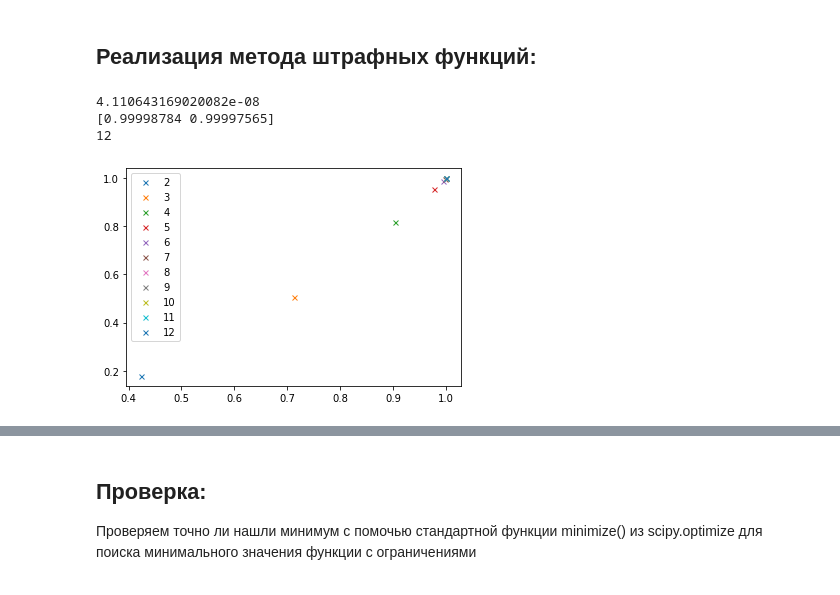
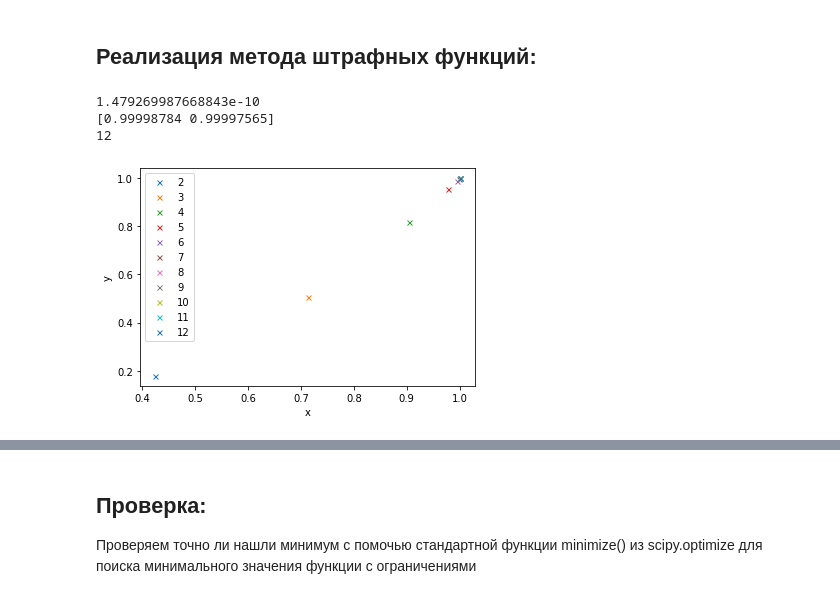
Before and after one commit to UvarkinIlya/ML, a Jupyter notebook: 20.ipynb, the cells around one changed output, grey strips where cells are left out. Drawn from its saved outputs; the diff is of its cells as text; code cells hidden in the pictures.

```diff
--- a/20.ipynb
+++ b/20.ipynb
@@ -52,23 +52,26 @@ h_2 = lambda x: (x[1] - 0)
 # %%
 while i < 1000:
     if(i >= 2):
         plt.plot(x_c[0], x_c[1], 'x', markersize=5, label=i)
     if curr_func(x_c) < eps:
         break
     curr_func = lambda x: rz(x) + r*(h_1(x)**2 + h_2(x)**2)
+    out_func = lambda x: rz(x)
     x_c = minimize(curr_func, x_c).x;
     i += 1
     r  *= b;
-print(curr_func(x_c))
+print(out_func(x_c))
 print(x_c)
 print(i)
 
+plt.xlabel('x')
+plt.ylabel('y')
 plt.legend()
 pass
 # %% [output]
-4.110643169020082e-08
+1.479269987668843e-10
 [0.99998784 0.99997565]
 12
-[figure, old version]
+[figure, new version]
 # %%
 На графике показано минимальное значение функции на определенной итерации i
```
Also changed, not shown: parts of 16 cells of this notebook.
